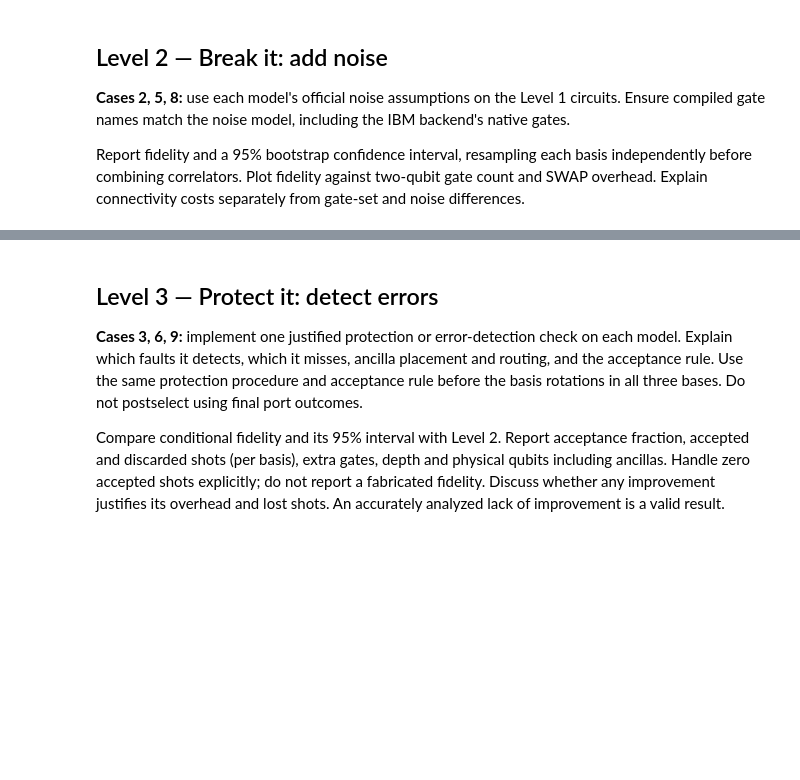
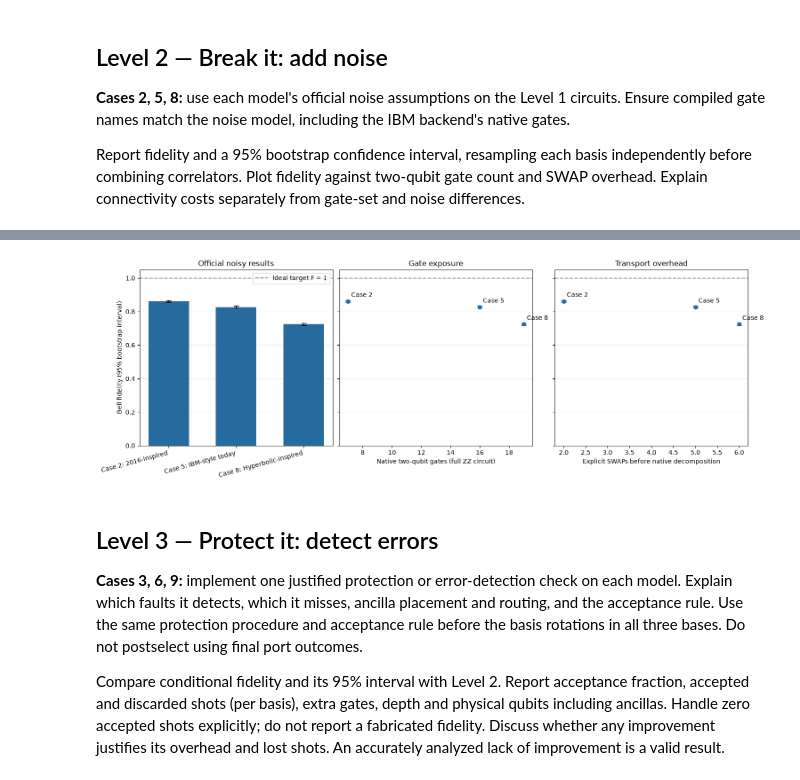
Before and after one commit to Clement-Wright/Geometry-Aware-Quantum-Cloud-Challenge-QCCR, a Jupyter notebook: challenge_submission.ipynb, the cells around one changed output, grey strips where cells are left out. Cells and saved outputs as stored; diff of their text form; code cells hidden in the pictures; blank space fills up the shorter version.

```diff
--- a/challenge_submission.ipynb
+++ b/challenge_submission.ipynb
@@ -42,3 +484,38 @@ Report fidelity and a 95% bootstrap confidence interval, resampling each basis i
+# %%
+figure, axes = plt.subplots(1, 3, figsize=(15, 5), sharey=True, layout="constrained")
+for index, result in enumerate(level2_results.values()):
+    summary = result["summary"]
+    fidelity = summary["F"]
+    lower, upper = summary["95% CI"]
+    error = [[fidelity - lower], [upper - fidelity]]
+    axes[0].bar(index, fidelity, width=0.6, color="#276b9e")
+    axes[0].errorbar(index, fidelity, yerr=error, fmt="none", color="black", capsize=4)
+    for axis, metric in zip(axes[1:], ("Two-qubit gates", "SWAPs")):
+        axis.errorbar(summary[metric], fidelity, yerr=error, fmt="o", color="#276b9e", capsize=4)
+        axis.annotate(f"Case {summary['Case']}", (summary[metric], fidelity),
+                      xytext=(5, 7), textcoords="offset points")
+# Phi+ has unit fidelity, so draw F = 1 as the reference line.
+for axis in axes:
+    axis.axhline(1, color="#8f9399", linestyle="--", label="Ideal target F = 1")
+    axis.set_ylim(0, 1.05)
+    axis.grid(axis="y", alpha=0.2)
+    axis.set_axisbelow(True)
+axes[0].set_xticks(range(len(level2_results)),
+                   [f"Case {row['Case']}: {row['Processor model']}"
+                    for row in level2_results_table.to_dict("records")], rotation=15, ha="right")
+axes[0].set_ylabel("Bell fidelity (95% bootstrap interval)")
+axes[0].set_title("Official noisy results")
+axes[0].legend()
+axes[1].set_xlabel("Native two-qubit gates (full ZZ circuit)")
+axes[1].set_title("Gate exposure")
+axes[2].set_xlabel("Explicit SWAPs before native decomposition")
+axes[2].set_title("Transport overhead")
+# Cases 2 and 8 share u/cx noise parameters; each extra SWAP adds three noisy CX gates.
+# IBM's points include its calibrated gate errors and qubit-specific readout errors.
+display(figure)
+plt.close(figure)
+# %% [output]
+[figure, added]
 # %% [markdown]
 ## Level 3 — Protect it: detect errors
 
```
Also changed, not shown: parts of 6 cells of this notebook, 1 other file.
